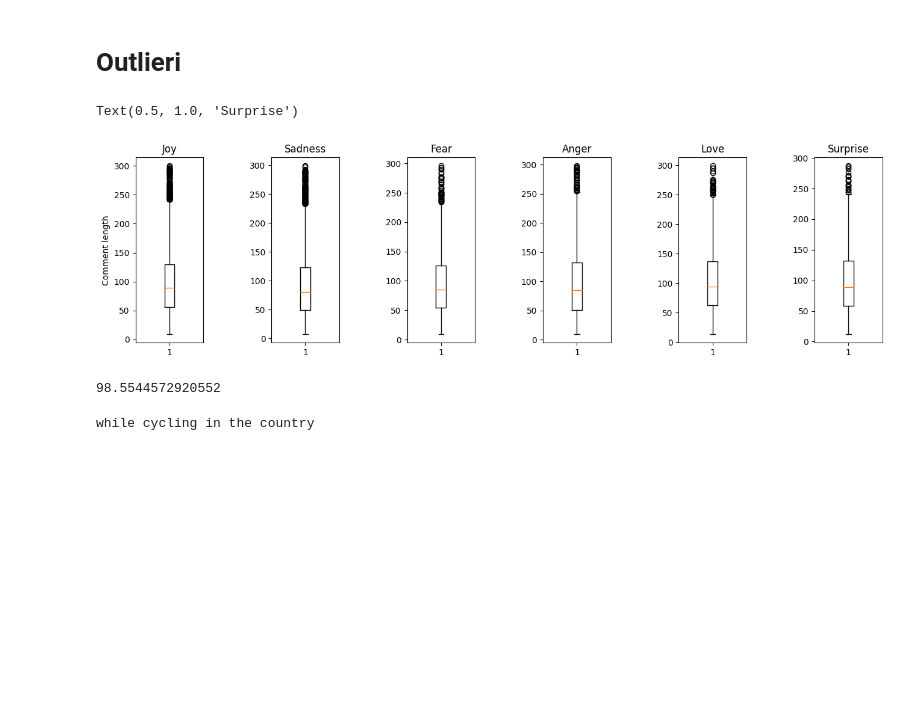
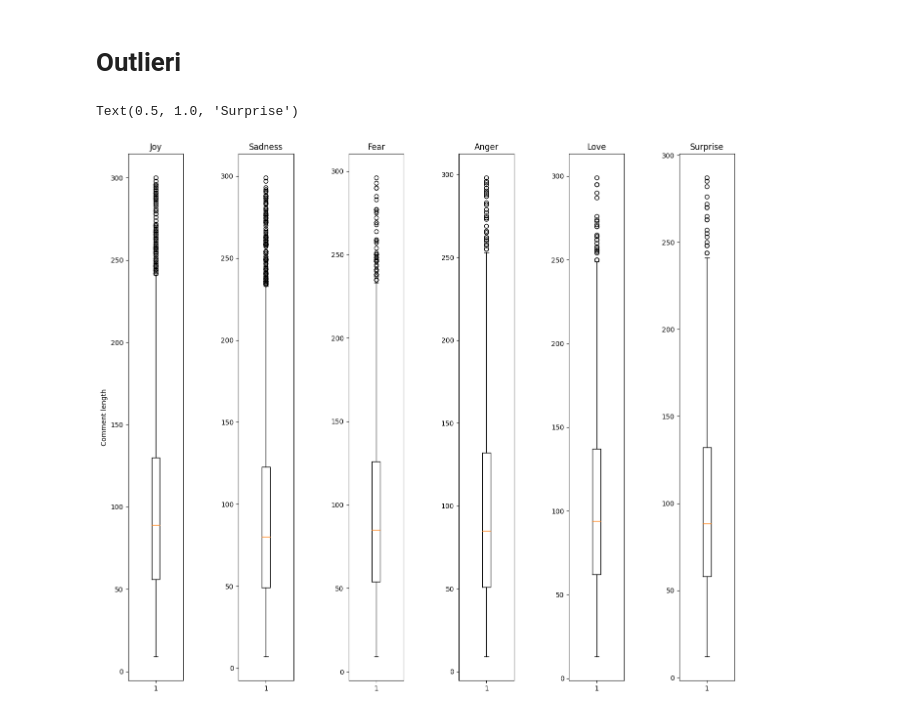
Before and after one commit to MATF-istrazivanje-podataka-1/2023_Data_Mining_Emotions_Dataset, a Jupyter notebook: preprocess/preprocessing.ipynb, the cells around one changed output. Cells and saved outputs as stored; diff of their text form; code cells hidden in the pictures; blank space fills up the shorter version.

```diff
--- a/preprocess/preprocessing.ipynb
+++ b/preprocess/preprocessing.ipynb
@@ -68,42 +81,33 @@ lengths_love = sorted(tweet_lengths[emotions == 'love'])
 lengths_surprise = sorted(tweet_lengths[emotions == 'surprise'])
 
 
-fig,axes = plt.subplots(nrows = 1, ncols = 6,figsize = (16,4))
+fig,axes = plt.subplots(nrows = 1, ncols = 6,figsize = (16,14))
 plt.subplots_adjust(wspace = 1)
 
 plt.subplot(1,6,1)
 plt.boxplot(lengths_joy)
 plt.title('Joy')
 plt.ylabel('Comment length')
 
 plt.subplot(1,6,2)
 plt.boxplot(lengths_sadness)
 plt.title('Sadness')
 
 plt.subplot(1,6,3)
 plt.boxplot(lengths_fear)
 plt.title('Fear')
 
 plt.subplot(1,6,4)
 plt.boxplot(lengths_anger)
 plt.title('Anger')
 
 plt.subplot(1,6,5)
 plt.boxplot(lengths_love)
 plt.title('Love')
 
 plt.subplot(1,6,6)
 plt.boxplot(lengths_surprise)
 plt.title('Surprise')
 # %% [output]
 Text(0.5, 1.0, 'Surprise')
-[figure, old version]
+[figure, new version]
-# %%
-import statistics
-print(statistics.mean(lengths_joy))
-# %% [output]
-98.5544572920552
-# %%
-print(max(tweets))
-# %% [output]
-while cycling in the country
```
Also changed, not shown: parts of 14 cells of this notebook.
